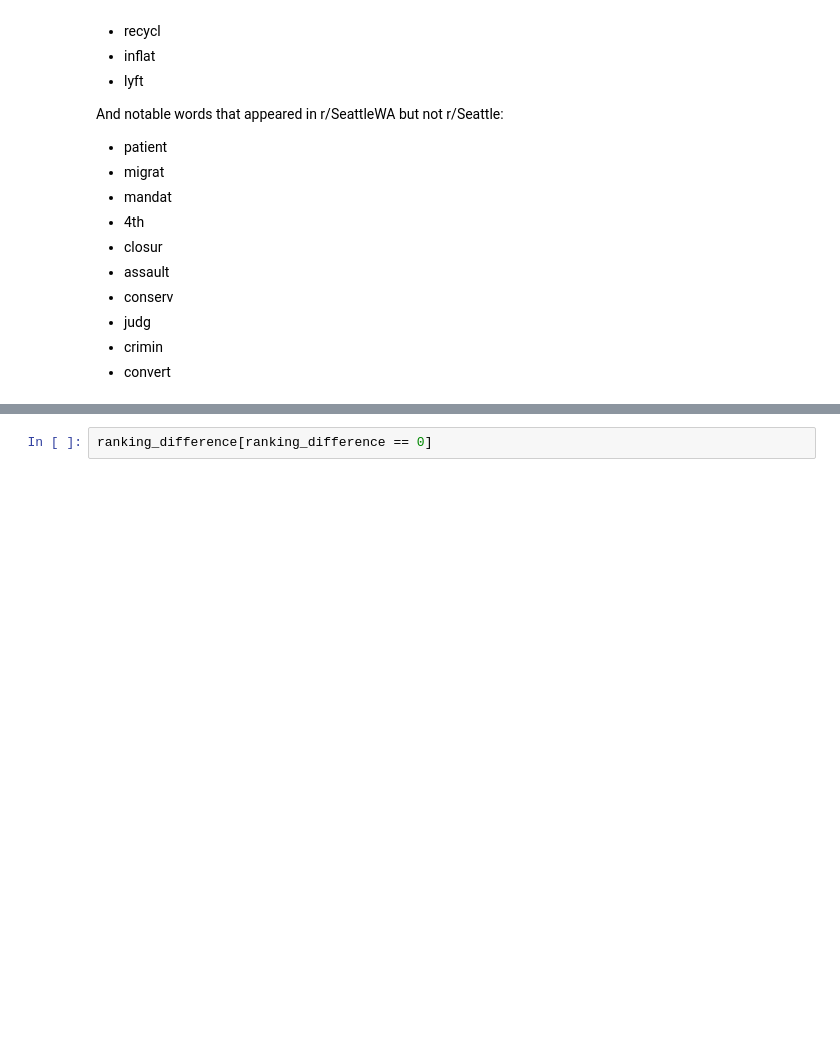
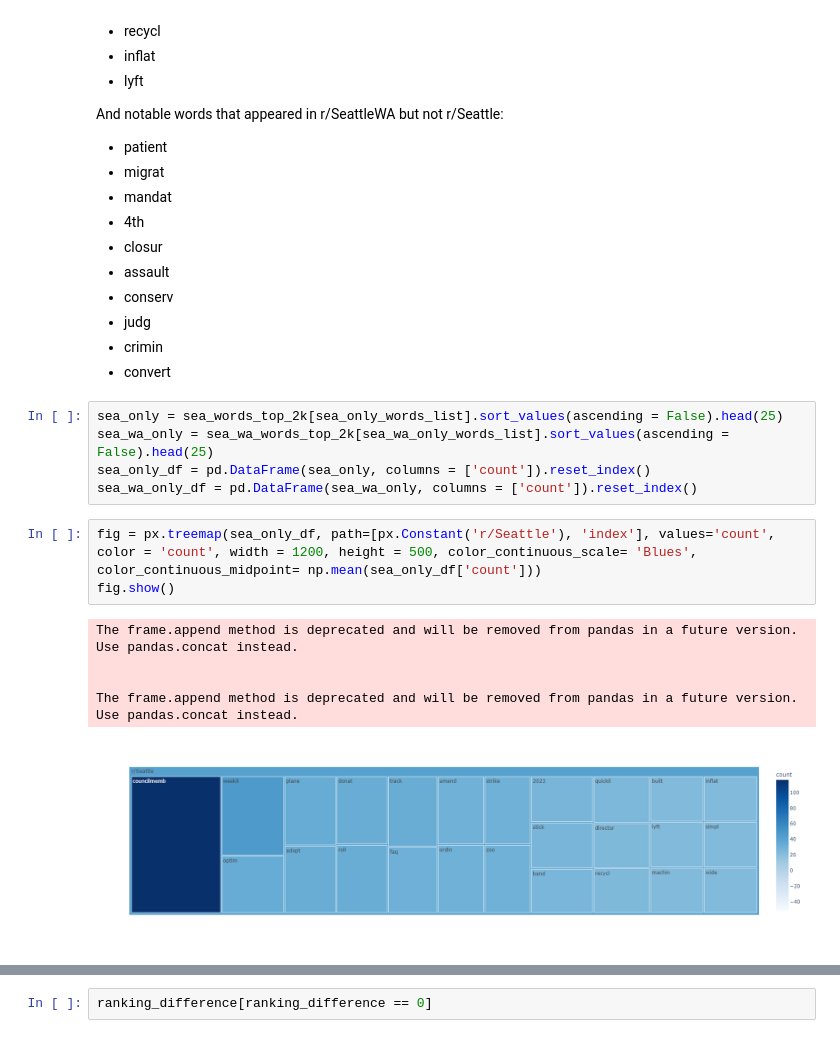
Before and after one commit to jguo052/NLP-Subreddit-Classification, a Jupyter notebook: first_draft.ipynb, the cells around one changed output, grey strips where cells are left out. Saved outputs shown, nothing was run; the diff lists cells and outputs as text; blank space fills up the shorter version.

```diff
--- a/first_draft.ipynb
+++ b/first_draft.ipynb
@@ -903,3 +946,17 @@ And notable words that appeared in r/SeattleWA but not r/Seattle:
 - judg
 - crimin
 - convert
+# %%
+sea_only = sea_words_top_2k[sea_only_words_list].sort_values(ascending = False).head(25)
+sea_wa_only = sea_wa_words_top_2k[sea_wa_only_words_list].sort_values(ascending = False).head(25)
+sea_only_df = pd.DataFrame(sea_only, columns = ['count']).reset_index()
+sea_wa_only_df = pd.DataFrame(sea_wa_only, columns = ['count']).reset_index()
+# %%
+fig = px.treemap(sea_only_df, path=[px.Constant('r/Seattle'), 'index'], values='count', color = 'count', width = 1200, height = 500, color_continuous_scale= 'Blues', color_continuous_midpoint= np.mean(sea_only_df['count']))
+fig.show()
+# %% [output]
+The frame.append method is deprecated and will be removed from pandas in a future version. Use pandas.concat instead.
+
+
+The frame.append method is deprecated and will be removed from pandas in a future version. Use pandas.concat instead.
+[figure, added]
```
Also changed, not shown: parts of 9 cells of this notebook.
